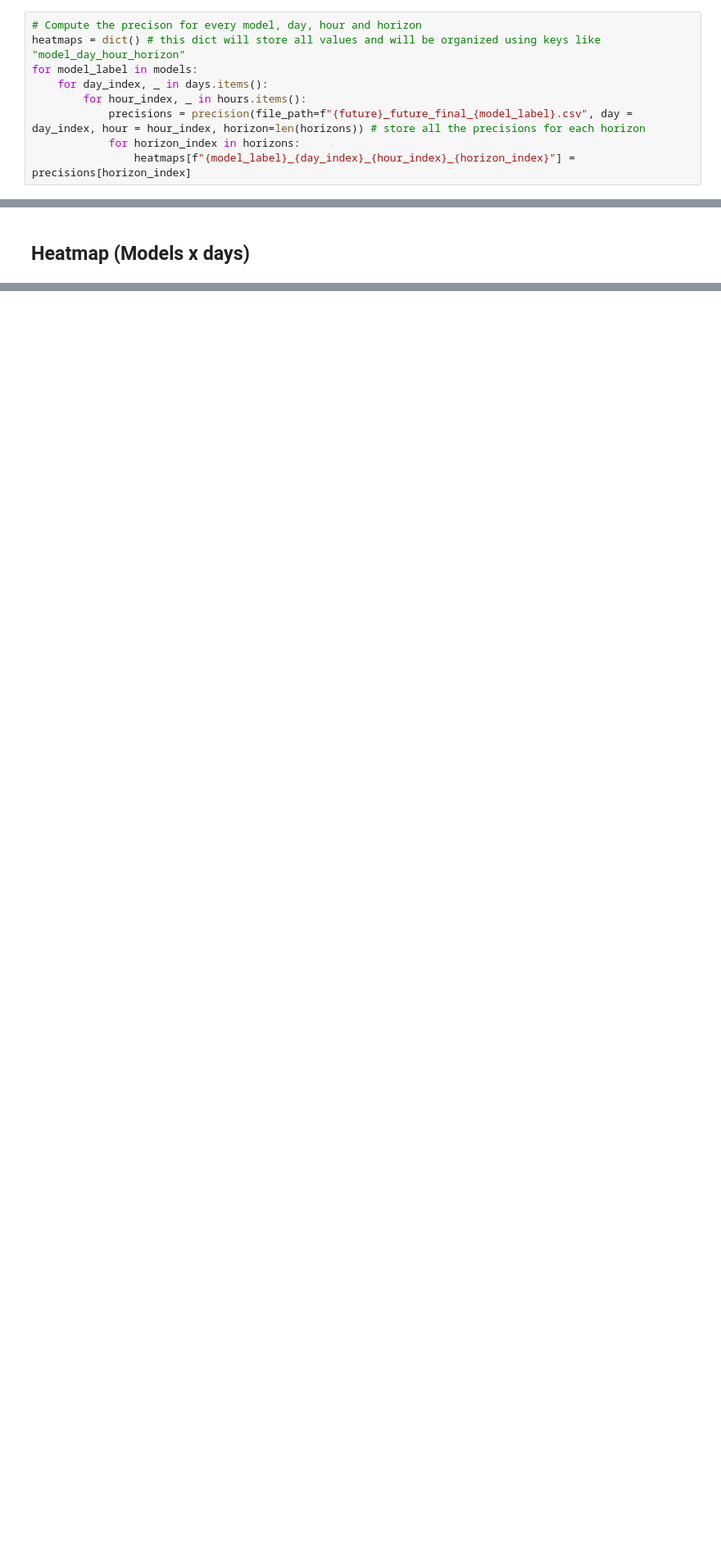
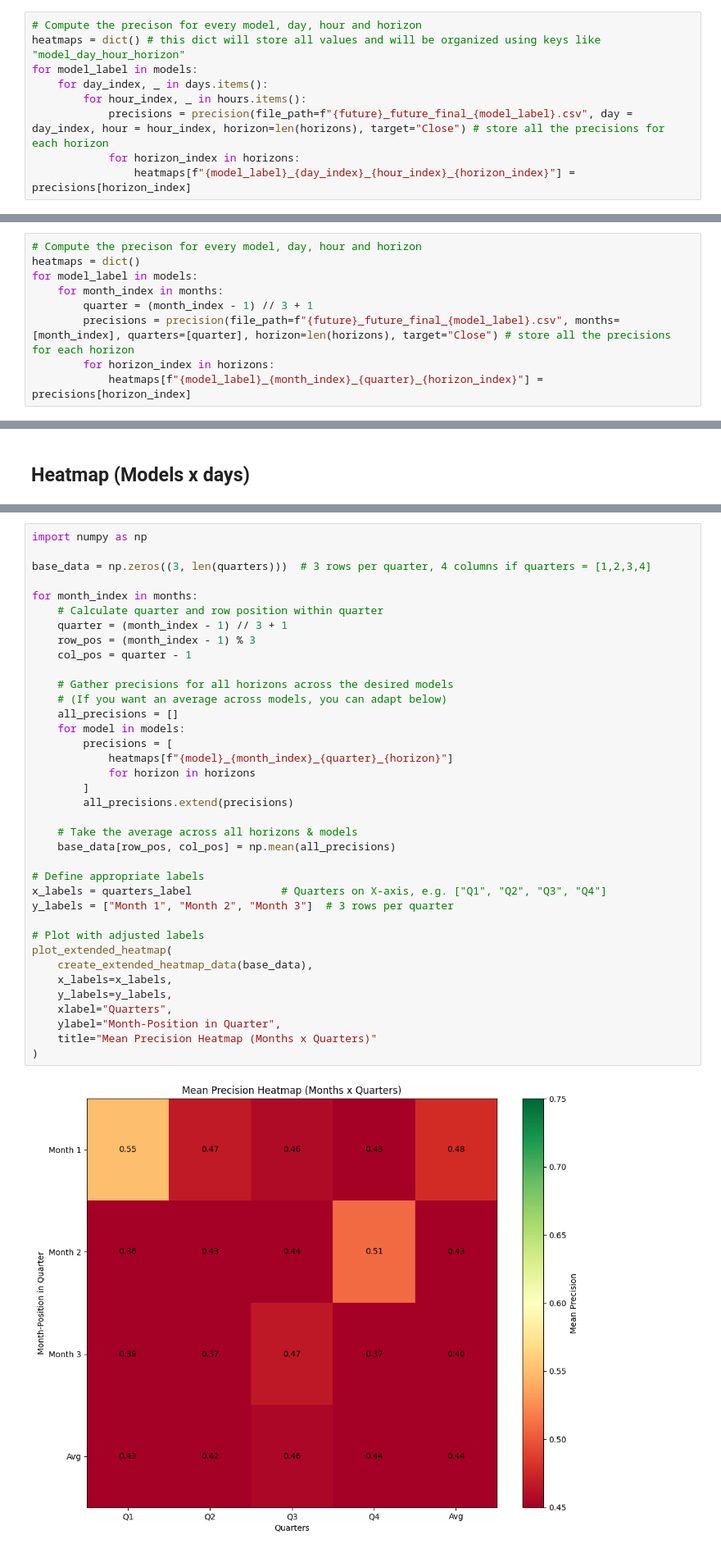
Before and after one commit to gaspardthrl/TF4FIP, a Jupyter notebook: analysis/metrics.ipynb, the cells around one changed output, grey strips where cells are left out. Shown: that part at 82% size. Saved outputs shown, nothing was run; the diff lists cells and outputs as text; blank space fills up the shorter version.

```diff
--- a/analysis/metrics.ipynb
+++ b/analysis/metrics.ipynb
@@ -693,6 +836,6 @@ heatmaps = dict() # this dict will store all values and will be organized using
 for model_label in models:
     for day_index, _ in days.items():
         for hour_index, _ in hours.items():
-            precisions = precision(file_path=f"{future}_future_final_{model_label}.csv", day = day_index, hour = hour_index, horizon=len(horizons)) # store all the precisions for each horizon
+            precisions = precision(file_path=f"{future}_future_final_{model_label}.csv", day = day_index, hour = hour_index, horizon=len(horizons), target="Close") # store all the precisions for each horizon
             for horizon_index in horizons:
                 heatmaps[f"{model_label}_{day_index}_{hour_index}_{horizon_index}"] = precisions[horizon_index]
@@ -716,0 +844,9 @@ True Positive (TP): [11, 17, 17], True Negative (TN): [26, 23, 27], False Positi
+# %%
+# Compute the precison for every model, day, hour and horizon
+heatmaps = dict()
+for model_label in models:
+    for month_index in months:
+        quarter = (month_index - 1) // 3 + 1
+        precisions = precision(file_path=f"{future}_future_final_{model_label}.csv", months=[month_index], quarters=[quarter], horizon=len(horizons), target="Close") # store all the precisions for each horizon
+        for horizon_index in horizons:
+            heatmaps[f"{model_label}_{month_index}_{quarter}_{horizon_index}"] = precisions[horizon_index]
@@ -1177,3 +1222,42 @@ df.plot(
+# %%
+import numpy as np
+
+base_data = np.zeros((3, len(quarters)))  # 3 rows per quarter, 4 columns if quarters = [1,2,3,4]
+
+for month_index in months:
+    # Calculate quarter and row position within quarter
+    quarter = (month_index - 1) // 3 + 1
+    row_pos = (month_index - 1) % 3
+    col_pos = quarter - 1
+
+    # Gather precisions for all horizons across the desired models
+    # (If you want an average across models, you can adapt below)
+    all_precisions = []
+    for model in models:
+        precisions = [
+            heatmaps[f"{model}_{month_index}_{quarter}_{horizon}"]
+            for horizon in horizons
+        ]
+        all_precisions.extend(precisions)
+
+    # Take the average across all horizons & models
+    base_data[row_pos, col_pos] = np.mean(all_precisions)
+
+# Define appropriate labels
+x_labels = quarters_label              # Quarters on X-axis, e.g. ["Q1", "Q2", "Q3", "Q4"]
+y_labels = ["Month 1", "Month 2", "Month 3"]  # 3 rows per quarter
+
+# Plot with adjusted labels
+plot_extended_heatmap(
+    create_extended_heatmap_data(base_data),
+    x_labels=x_labels,
+    y_labels=y_labels,
+    xlabel="Quarters",
+    ylabel="Month-Position in Quarter",
+    title="Mean Precision Heatmap (Months x Quarters)"
+)
+# %% [output]
+[figure, added]
 # %% [markdown]
 # SHAP
 # %%
```
Also changed, not shown: parts of 42 cells of this notebook, 46 other files.
